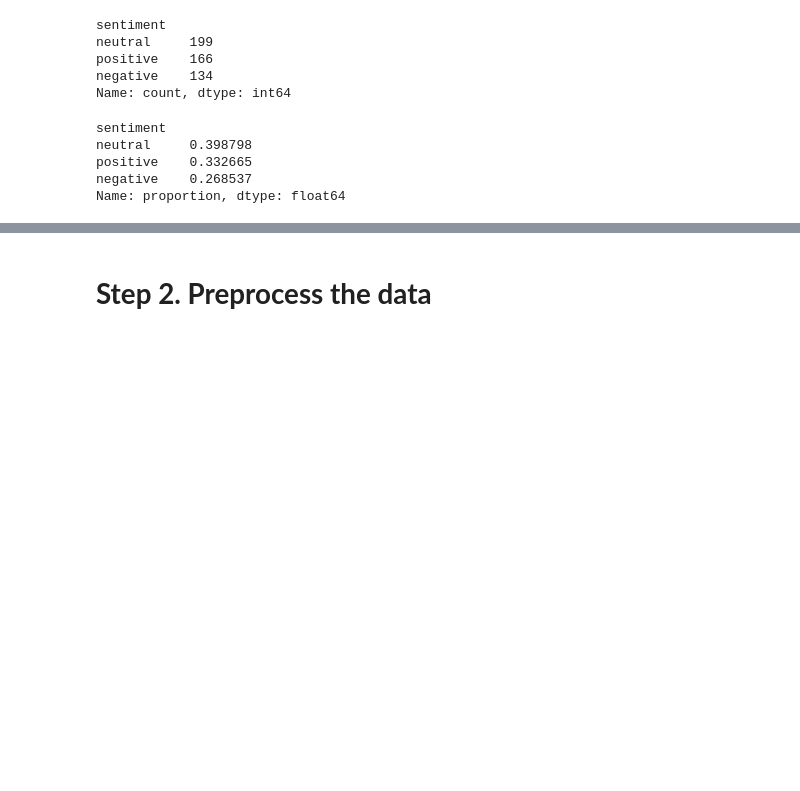
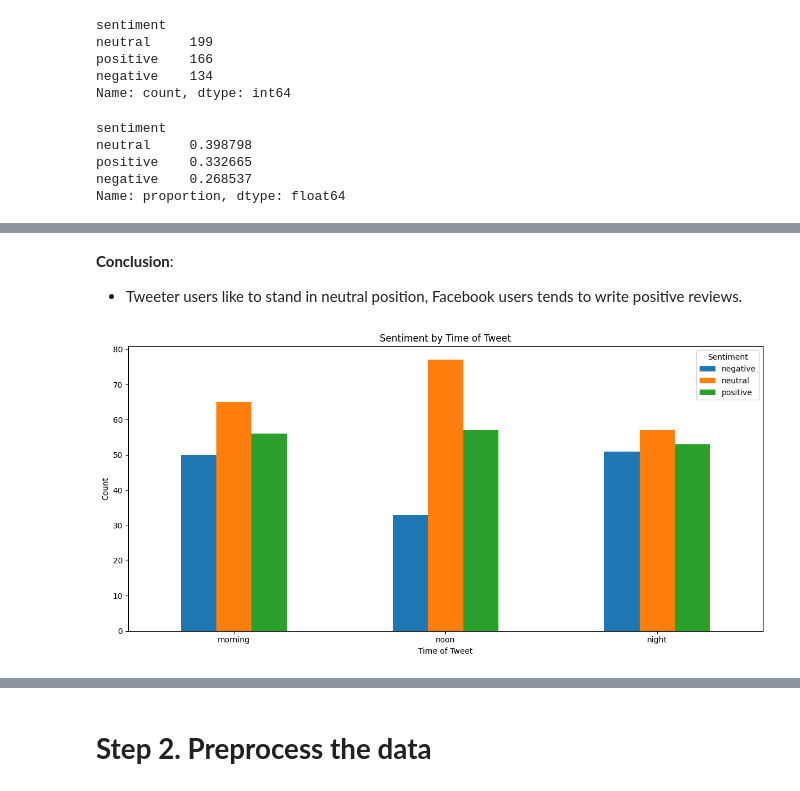
Before and after one commit to michellezhenggogo/sentiment_analysis_production, a Jupyter notebook: sentiment analysis.ipynb, the cells around one changed output, grey strips where cells are left out. Saved outputs shown, nothing was run; the diff lists cells and outputs as text; code cells hidden in the pictures; blank space fills up the shorter version.

```diff
--- a/sentiment analysis.ipynb
+++ b/sentiment analysis.ipynb
@@ -124,0 +142,18 @@ df["sentiment"].value_counts().plot(kind = "pie" , autopct = "%0.2f%%")
+# %% [markdown]
+**Conclusion**:
+* Tweeter users like to stand in neutral position, Facebook users tends to write positive reviews.
+# %%
+pivot_time = df.groupby(['Time of Tweet', 'sentiment']).size().unstack(fill_value=0)
+
+time_order = ['morning', 'noon', 'night']
+pivot_time = pivot_time.reindex(time_order)
+
+pivot_time.plot(kind='bar', figsize=(12, 6))
+plt.ylabel('Count')
+plt.title('Sentiment by Time of Tweet')
+plt.legend(title='Sentiment')
+plt.xticks(rotation=0)
+plt.tight_layout()
+plt.show()
+# %% [output]
+[figure, added]
```
Also changed, not shown: parts of 15 cells of this notebook.
